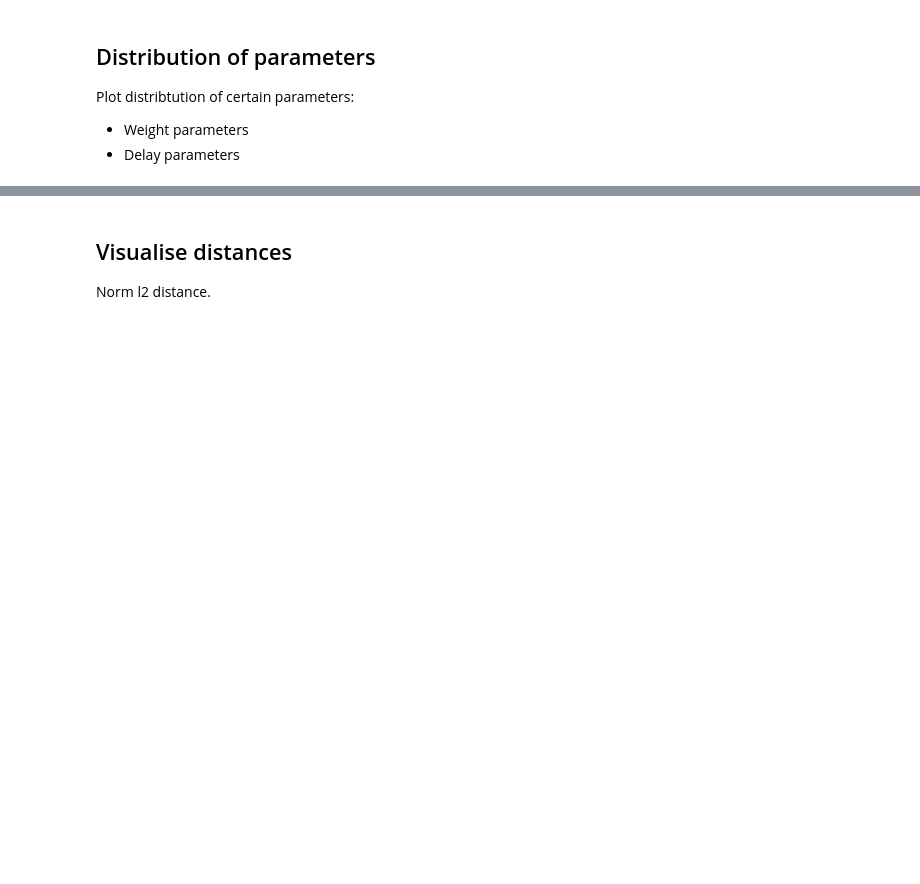
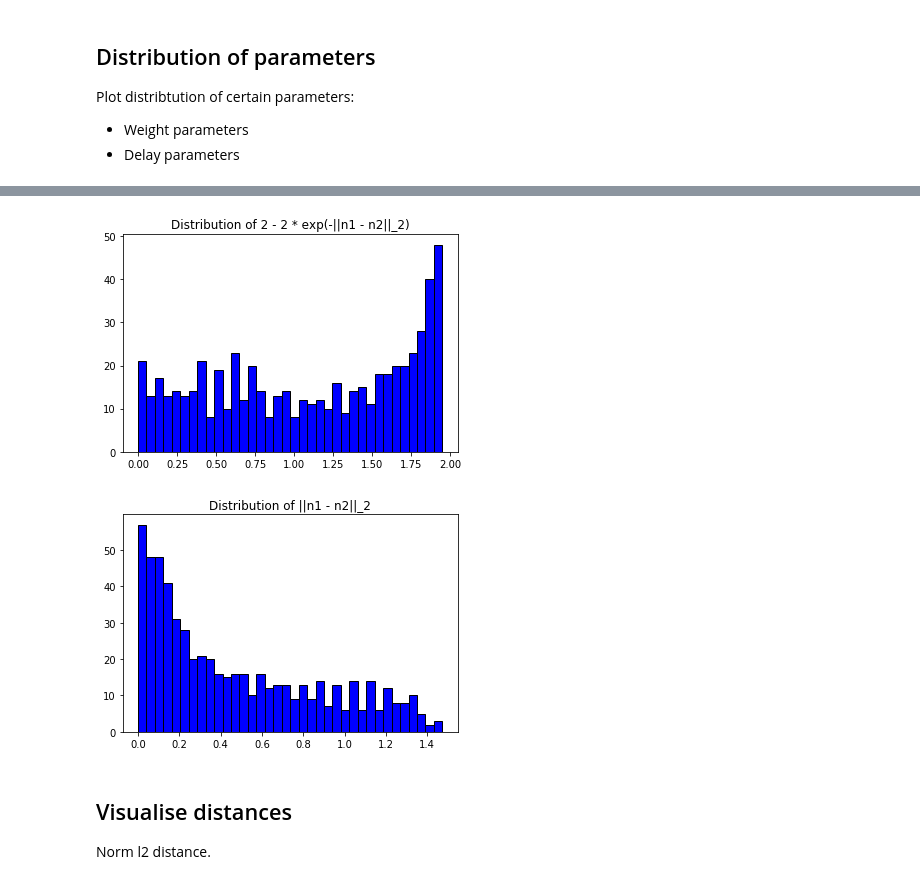
Before and after one commit to Victoriad1996/SemesterProject, a Jupyter notebook: SimpleFairhall/first_project_oop_plots.ipynb, the cells around one changed output, grey strips where cells are left out. Drawn from its saved outputs; the diff is of its cells as text; code cells hidden in the pictures; blank space fills up the shorter version.

```diff
--- a/SimpleFairhall/first_project_oop_plots.ipynb
+++ b/SimpleFairhall/first_project_oop_plots.ipynb
@@ -73,3 +61,8 @@ plot_distrib(list2, "plus distance delay (good)")
+# %%
+functions.plot_different_distances(fm1)
+# %% [output]
+[figure, added]
+[figure, added]
 # %% [markdown]
 ## Visualise distances
 Norm l2 distance.
```
Also changed, not shown: parts of 7 cells of this notebook, 2 other files.
